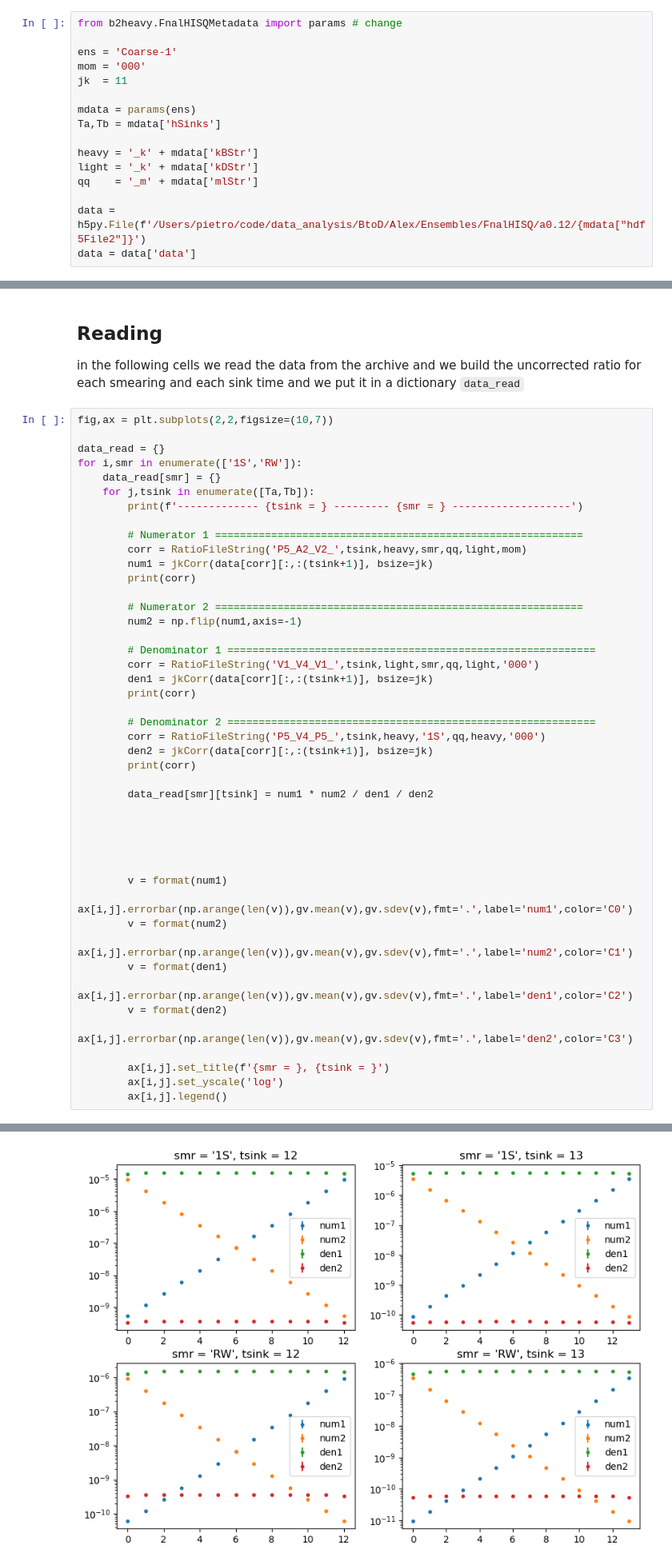
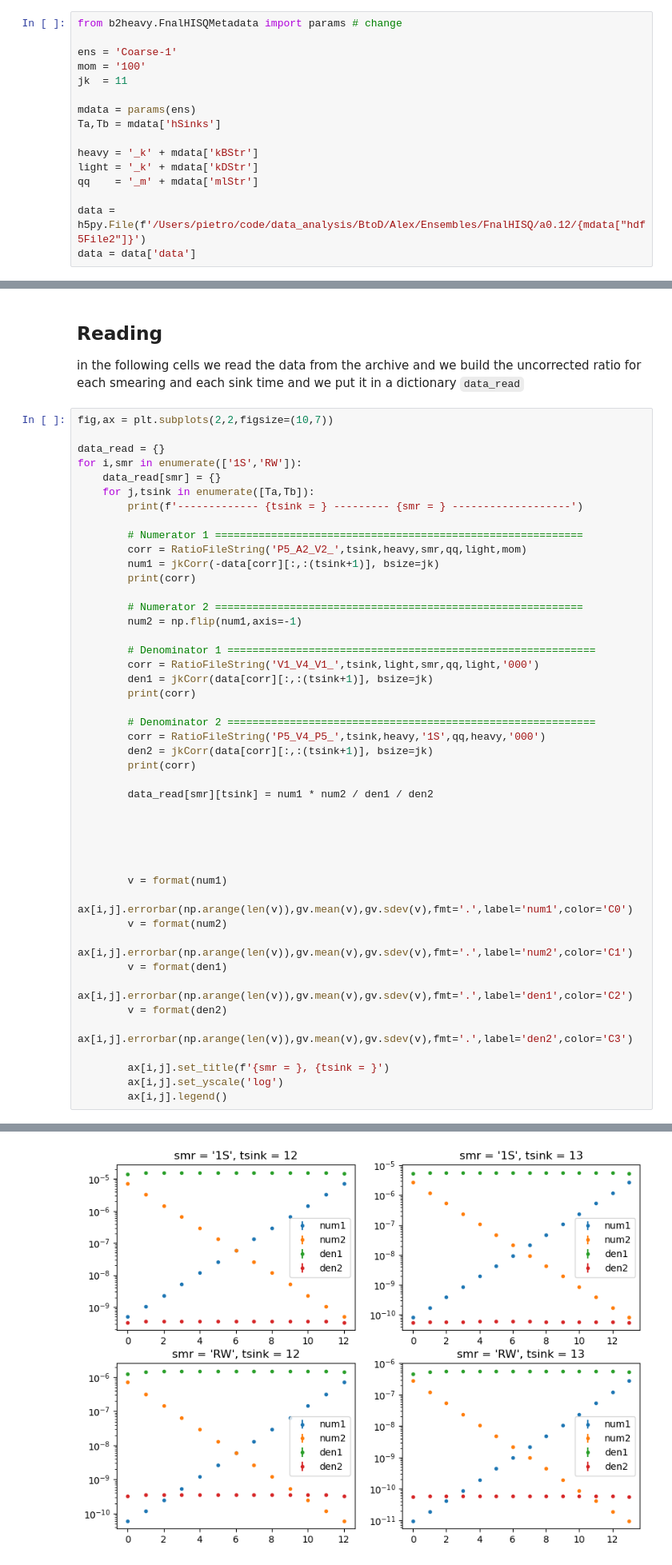
Before and after one commit to pietro-butti/B2heavy, a Jupyter notebook: notebooks/ratio_ra1.ipynb, the cells around one changed output, grey strips where cells are left out. Shown: that part at 80% size. Cells and saved outputs as stored; diff of their text form.

```diff
--- a/notebooks/ratio_ra1.ipynb
+++ b/notebooks/ratio_ra1.ipynb
@@ -49,7 +49,7 @@ In the following cell import `FnalHISQMetadata` module giving the correct path
 from b2heavy.FnalHISQMetadata import params # change
 
 ens = 'Coarse-1'
-mom = '000'
+mom = '100'
 jk  = 11
 
 mdata = params(ens)
@@ -80,7 +80,7 @@ for i,smr in enumerate(['1S','RW']):
 
         # Numerator 1 ===========================================================
         corr = RatioFileString('P5_A2_V2_',tsink,heavy,smr,qq,light,mom)
-        num1 = jkCorr(data[corr][:,:(tsink+1)], bsize=jk)
+        num1 = jkCorr(-data[corr][:,:(tsink+1)], bsize=jk)
         print(corr)
 
         # Numerator 2 ===========================================================
@@ -132,6 +132,6 @@ P5_A2_V2_T13_k0.08574_RW_RW_rot_rot_m0.00507_k0.12201_p000
 V1_V4_V1_T13_k0.12201_RW_RW_rot_rot_m0.00507_k0.12201_p000
 P5_V4_P5_T13_k0.08574_RW_1S_rot_rot_m0.00507_k0.08574_p000
-[figure, old version]
+[figure, new version]
 # %%
 fig,ax = plt.subplots(2,2,figsize=(10,7))
 for i,smr in enumerate(data_read):
```
Also changed, not shown: parts of 3 cells of this notebook.
